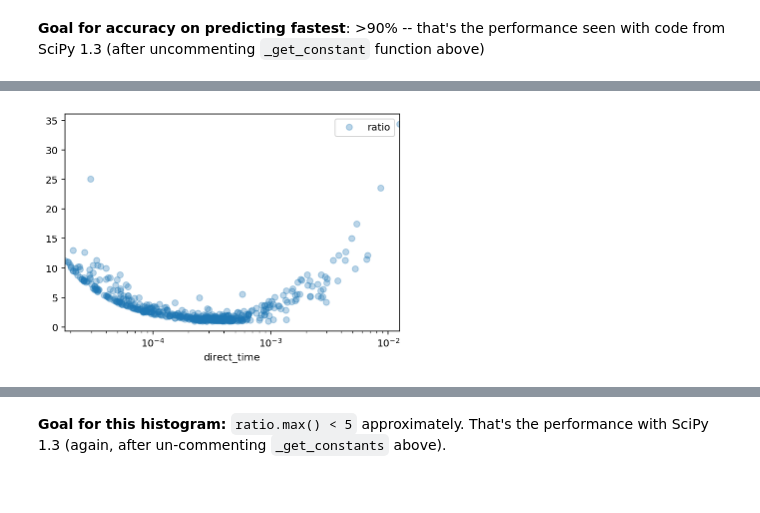
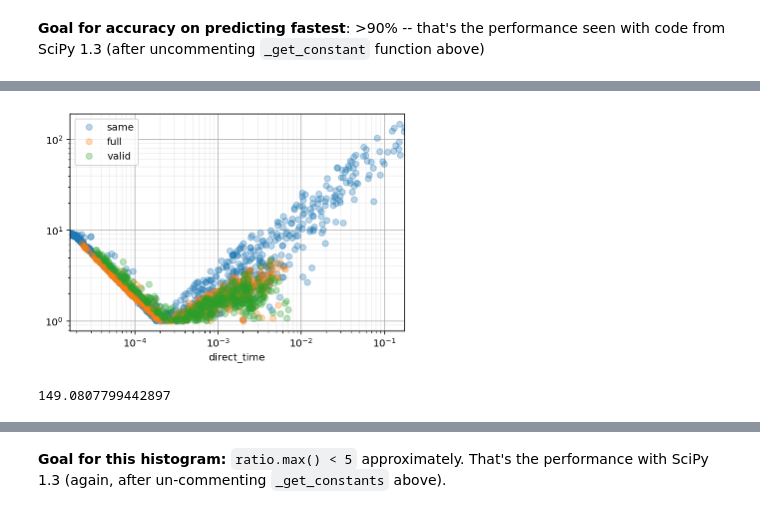
Before and after one commit to stsievert/scipy-convolve-timings, a Jupyter notebook: 1d/Test.ipynb, the cells around one changed output, grey strips where cells are left out. Saved outputs shown, nothing was run; the diff lists cells and outputs as text; code cells hidden in the pictures.

```diff
--- a/1d/Test.ipynb
+++ b/1d/Test.ipynb
@@ -95,6 +98,7 @@ df.loc[~fft_faster, "faster"] = "direct"
 
 df["faster_est"] = df.apply(estimate_faster_method, axis=1)
 
-acc = (df.faster == df.faster_est).sum() / len(df)
+df["correct"] = (df.faster == df.faster_est)
+acc = df["correct"].sum() / len(df)
 print(f"Predicted fastest method {100 * acc:0.2f}% of the time")
 # %% [output]
@@ -102,2 +106,8 @@ Predicted fastest method 82.07% of the time
 # %% [markdown]
 **Goal for accuracy on predicting fastest**: >90% -- that's the performance seen with code from SciPy 1.3 (after uncommenting `_get_constant` function above)
+# %%
+idx = (df["mode"] == "same") & (df["shape1[0]"] < df["shape2[0]"])
+df["cond"] = "a"
+df.loc[idx, "cond"] = "bigger_kernel"
+idx = (df["mode"] == "same") & (df["shape1[0]"] >= df["shape2[0]"])
+df.loc[idx, "cond"] = "smaller_kernel"
@@ -108,7 +131,7 @@ wrong["ratio"] = wrong.fft_time / wrong.direct_time
 idx = wrong.ratio < 1
 wrong.loc[idx, "ratio"] = 1 / wrong.loc[idx, "ratio"]
 
-vals = wrong[["mode", "shape1[0]", "shape2[0]", "ratio", "direct_time", "fft_time"]].copy()
+vals = wrong.copy()
 vals.sort_values(by="direct_time", inplace=True)
 vals.tail(n=10)
 # %% [output]
@@ -125,0 +149,11 @@ vals.tail(n=10)
+# %%
+vals["correct"] = (vals["faster"] == vals["faster_est"])#.astype(float)
+print(vals["faster"].unique())
+print(vals["faster_est"].unique())
+print(vals.correct.unique())
+
+vals.pivot_table(
+    index="mode",
+    values="correct",
+    aggfunc=np.mean,
+)
@@ -126,8 +169,21 @@ vals.tail(n=10)
 # %%
-ax = vals.plot(x="direct_time", y="ratio", style="o", alpha=0.3)
+fig, ax = plt.subplots()
+for mode in vals["mode"].unique():
+    ax = vals[vals["mode"] == mode].plot(
+        x="direct_time", y="ratio", style="o", alpha=0.3,
+        ax=ax, label=mode,
+    )
 ax.set_xscale("log")
+ax.set_yscale("log")
+ax.legend()
+ax.grid()
+ax.grid(which="minor", alpha=0.2)
 # %% [output]
-[figure, old version]
+[figure, new version]
+# %%
+vals.ratio.max()
+# %% [output]
+149.0807799442897
 # %%
 vals.direct_time.min()
 # %% [output]
```
Also changed, not shown: parts of 13 cells of this notebook, 4 other files.
